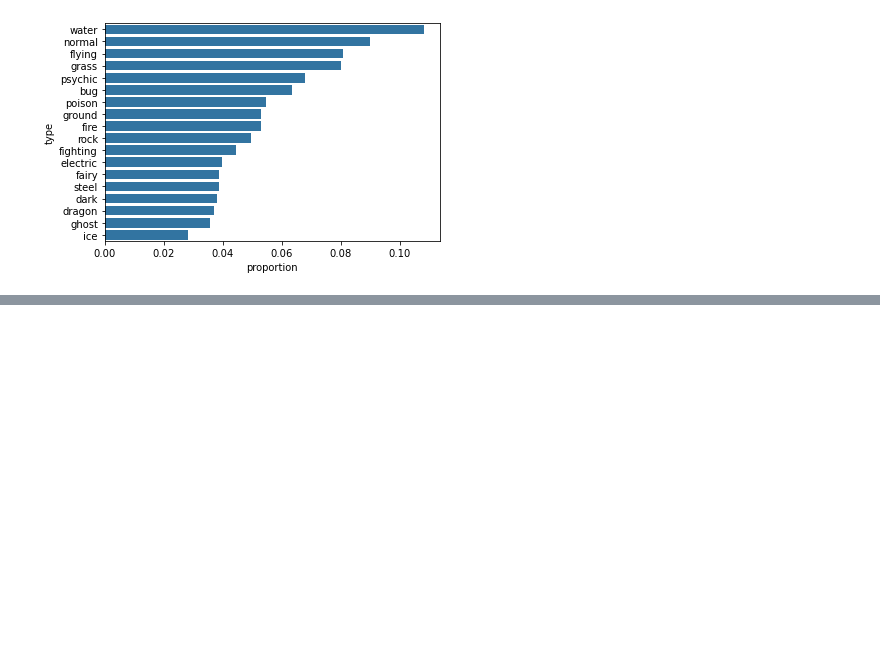
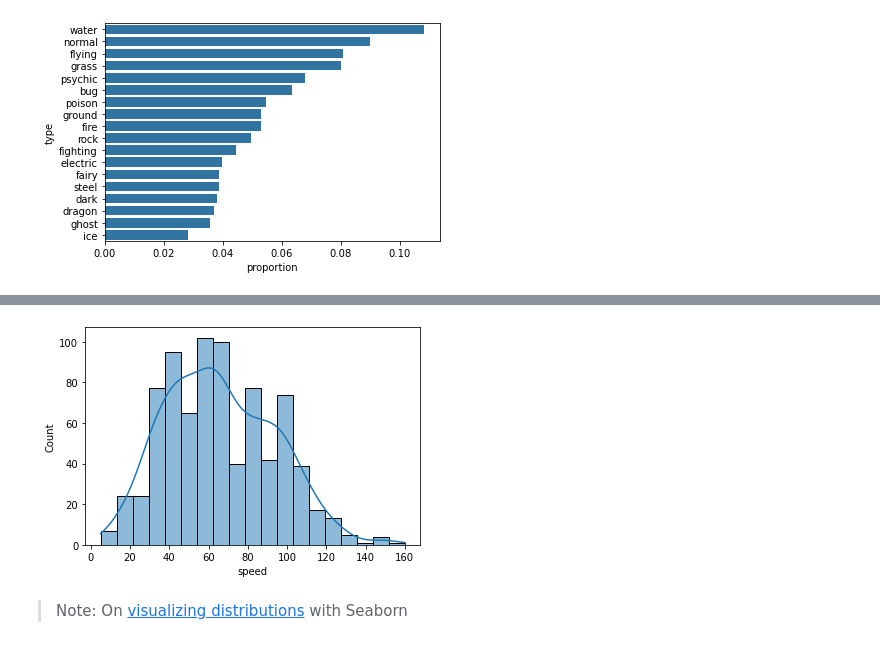
Before and after one commit to tharcyla/data-visualization, a Jupyter notebook: 03_Univariate-Exploration-of-Data.ipynb, the cells around one changed output, grey strips where cells are left out. Drawn from its saved outputs; the diff is of its cells as text; code cells hidden in the pictures; blank space fills up the shorter version.

Commit message:
upload: Add (4) notes from the Univariate Exploration of Data lesson
I went up to 'Descriptive Statistics, Outliers and Axis Limits'.
Continue from 'Scales and Transformations'.

```diff
--- a/03_Univariate-Exploration-of-Data.ipynb
+++ b/03_Univariate-Exploration-of-Data.ipynb
@@ -797,0 +623,9 @@ Finally, `plt.subplot(1, 2, 2)` creates a new Axes in the second subplot slot, a
+# %%
+# well, two functions
+# using kde=True, the chart becomes similar to the
+# deprecated distplot()
+sb.histplot(pokemon['speed'], kde=True);
+# %% [output]
+[figure, added]
+# %% [markdown]
+> Note: On [visualizing distributions](https://seaborn.pydata.org/tutorial/distributions.html) with Seaborn
```
Also changed, not shown: parts of 97 cells of this notebook.
